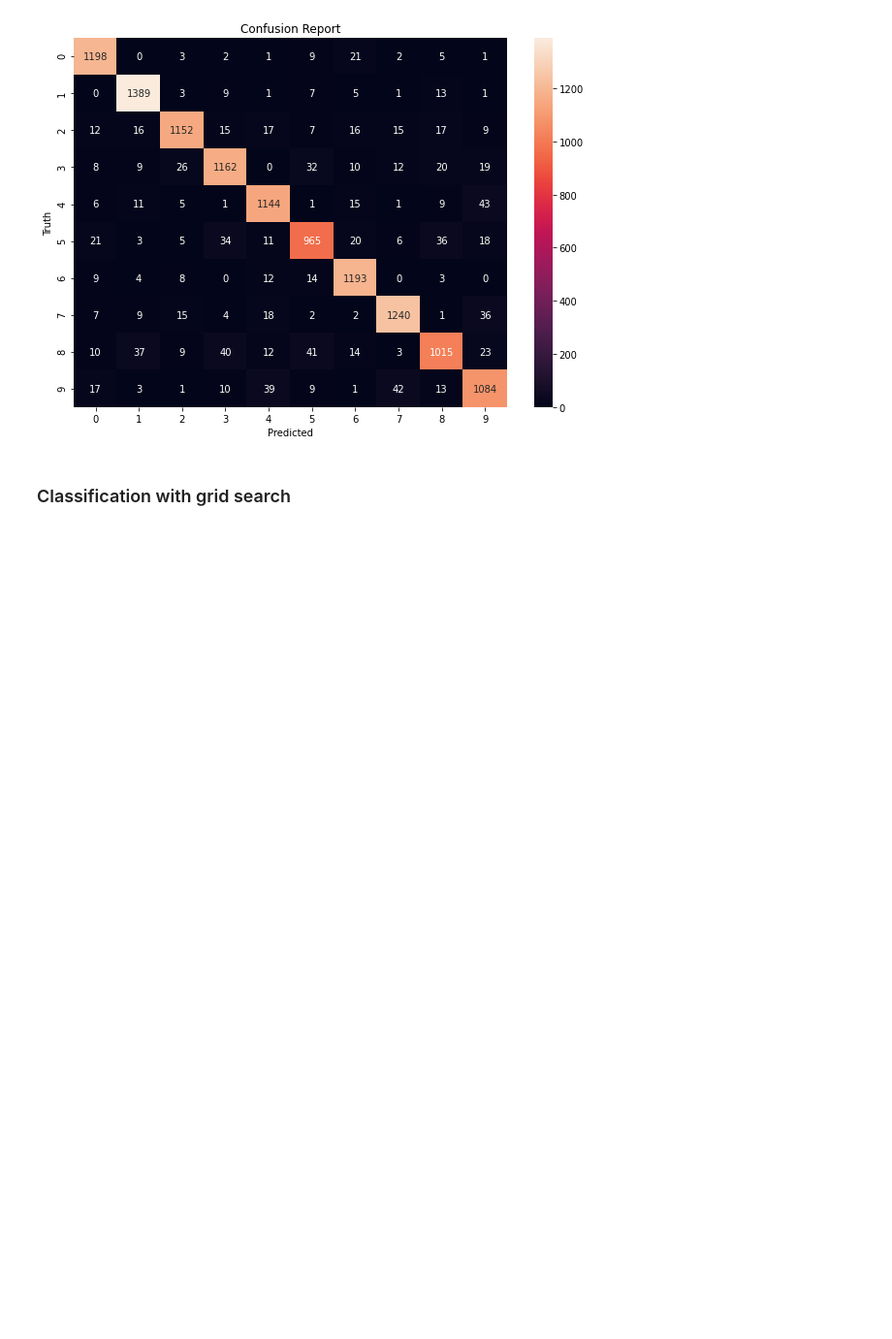
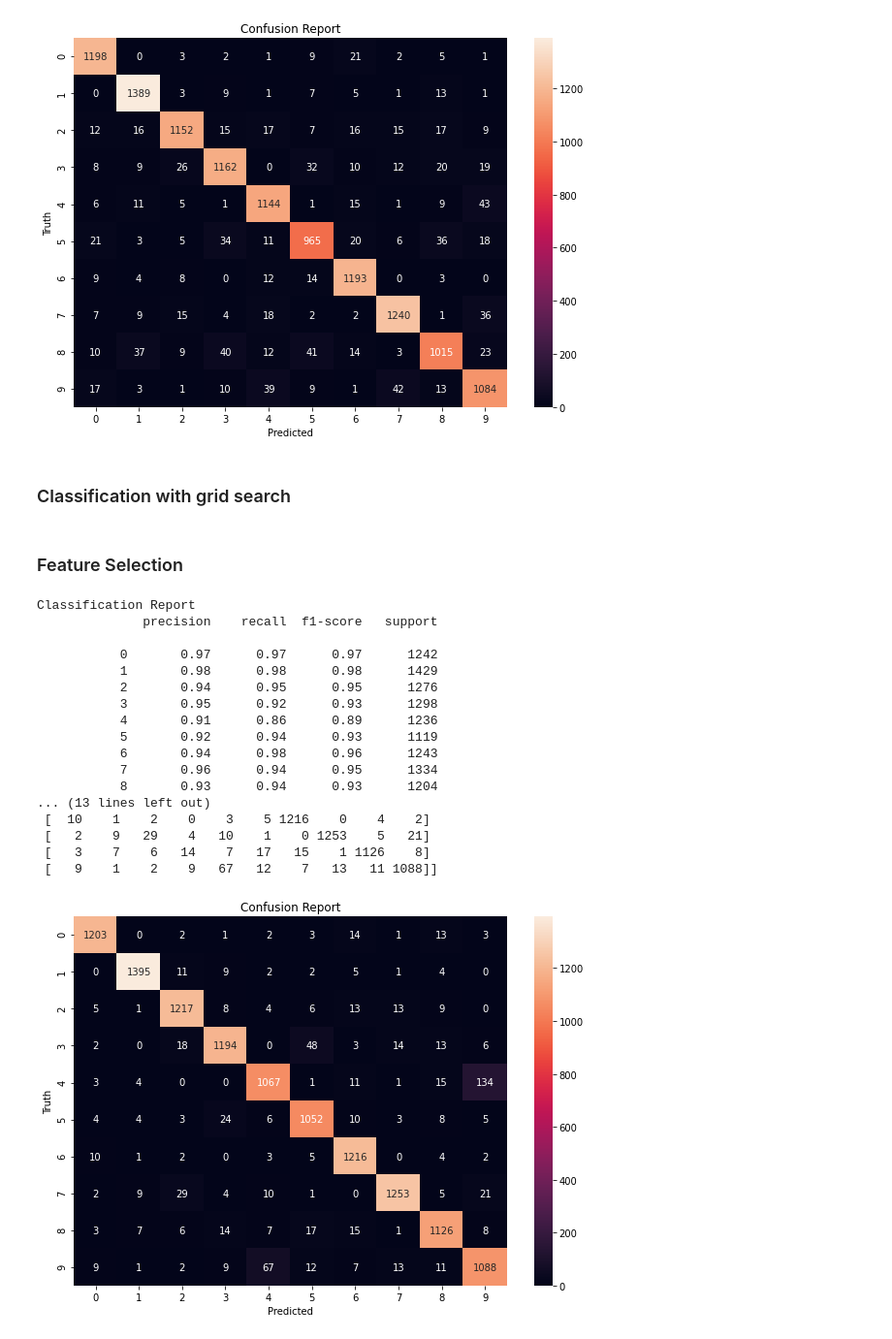
Before and after one commit to gbouzioto/machine_learning_master_2020, a Jupyter notebook: exercise_2/exercise_2.ipynb, the cells around one changed output. Shown: that part at 97% size. Drawn from its saved outputs; the diff is of its cells as text; code cells hidden in the pictures; blank space fills up the shorter version.

```diff
--- a/exercise_2/exercise_2.ipynb
+++ b/exercise_2/exercise_2.ipynb
@@ -134,22 +134,19 @@ def perform_classification_with_grid_search(clf_name, data_train, data_test, tar
     """
     if clf_name=='Random Forest':
         param_grid = {
-            'n_estimators': [200, 500],
-            'max_features': ['auto', 'sqrt', 'log2'],
+            'n_estimators': [200],
+            'max_features': ['auto'],
             'max_depth' : [4,5,6,7,8],
             'criterion' :['gini', 'entropy']
         }
         clf = RandomForestClassifier(random_state=42)
 
     elif clf_name=='SVM':
-        param_grid = [
-            {'kernel': ['rbf'],
-             'gamma': [1e-3, 1e-4],
-             'C': [1, 10, 100, 1000]
-             },
-            {'kernel': ['linear'],
-             'C': [1, 10, 100, 1000]}
-        ]
+        param_grid = {
+            'kernel': ['rbf'],
+            'gamma': [1e-3, 1e-4],
+            'C': [1, 10, 100, 1000]
+            }
         clf = svm.SVC()
 
     elif clf_name=='kNN':
@@ -192,9 +189,6 @@ def perform_classification(clf_name, data_train, data_test, target_train, target
     elif clf_name=='SVM rbf':
         clf = svm.SVC(kernel='rbf')
 
-    elif clf_name=='SVM linear':
-        clf = svm.SVC(kernel='linear')
-
     elif clf_name=='kNN':
         clf = KNeighborsClassifier()
 
@@ -364 +361,30 @@ Classification Report
+# %% [markdown]
+### Feature Selection
+# %%
+best_features = SelectKBest(score_func=chi2, k=200)
+fit = best_features.fit(X_train, y_train)
+X_train_new = fit.transform(X_train)
+X_test_new = fit.transform(X_test)
+
+
+perform_classification('Random Forest', X_train_new, X_test_new, y_train, y_test)
+# %% [output]
+Classification Report
+              precision    recall  f1-score   support
+
+           0       0.97      0.97      0.97      1242
+           1       0.98      0.98      0.98      1429
+           2       0.94      0.95      0.95      1276
+           3       0.95      0.92      0.93      1298
+           4       0.91      0.86      0.89      1236
+           5       0.92      0.94      0.93      1119
+           6       0.94      0.98      0.96      1243
+           7       0.96      0.94      0.95      1334
+           8       0.93      0.94      0.93      1204
+... (13 lines left out)
+ [  10    1    2    0    3    5 1216    0    4    2]
+ [   2    9   29    4   10    1    0 1253    5   21]
+ [   3    7    6   14    7   17   15    1 1126    8]
+ [   9    1    2    9   67   12    7   13   11 1088]]
+[figure, added]
 # %%
```
Also changed, not shown: parts of 12 cells of this notebook.
